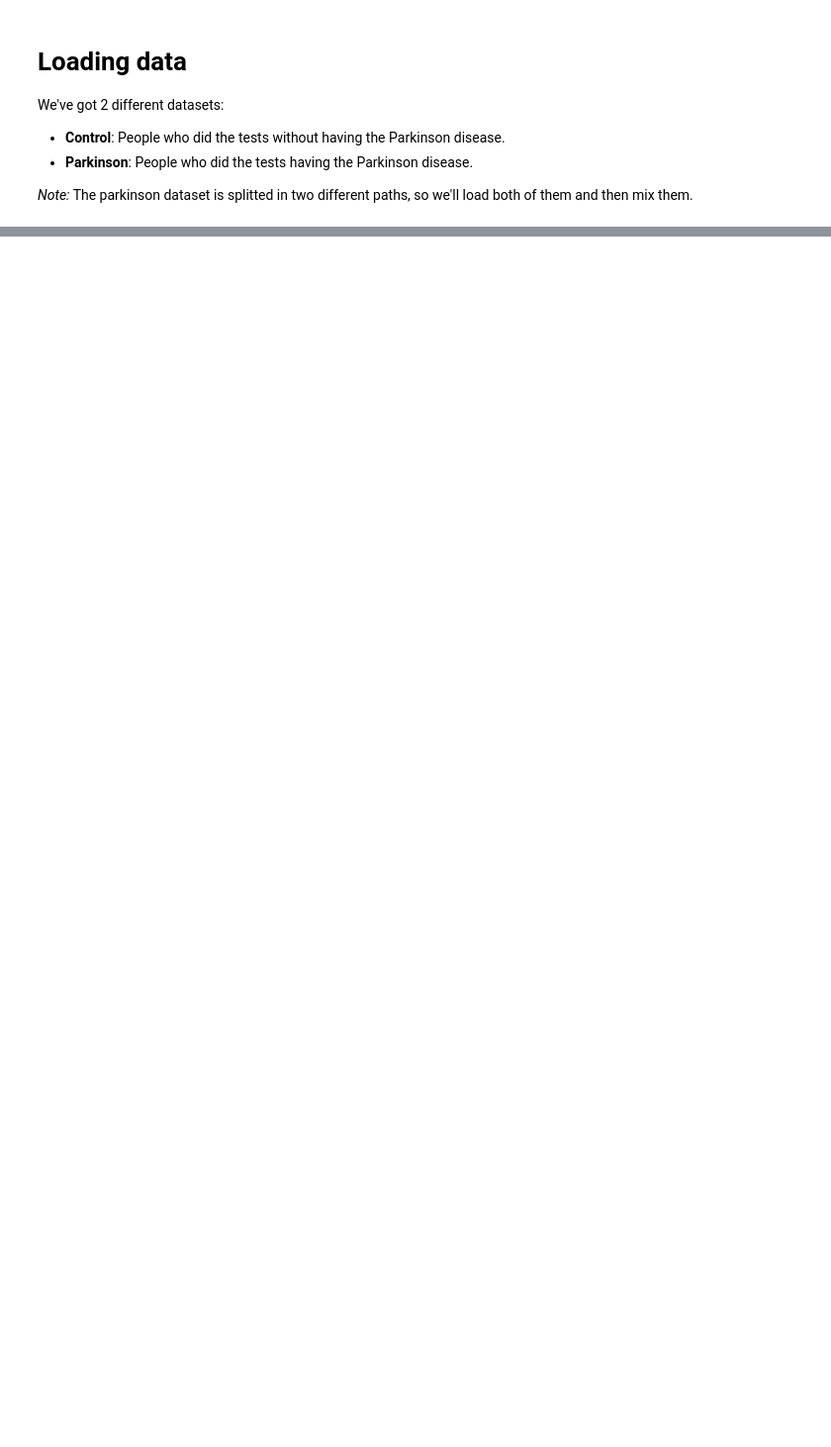
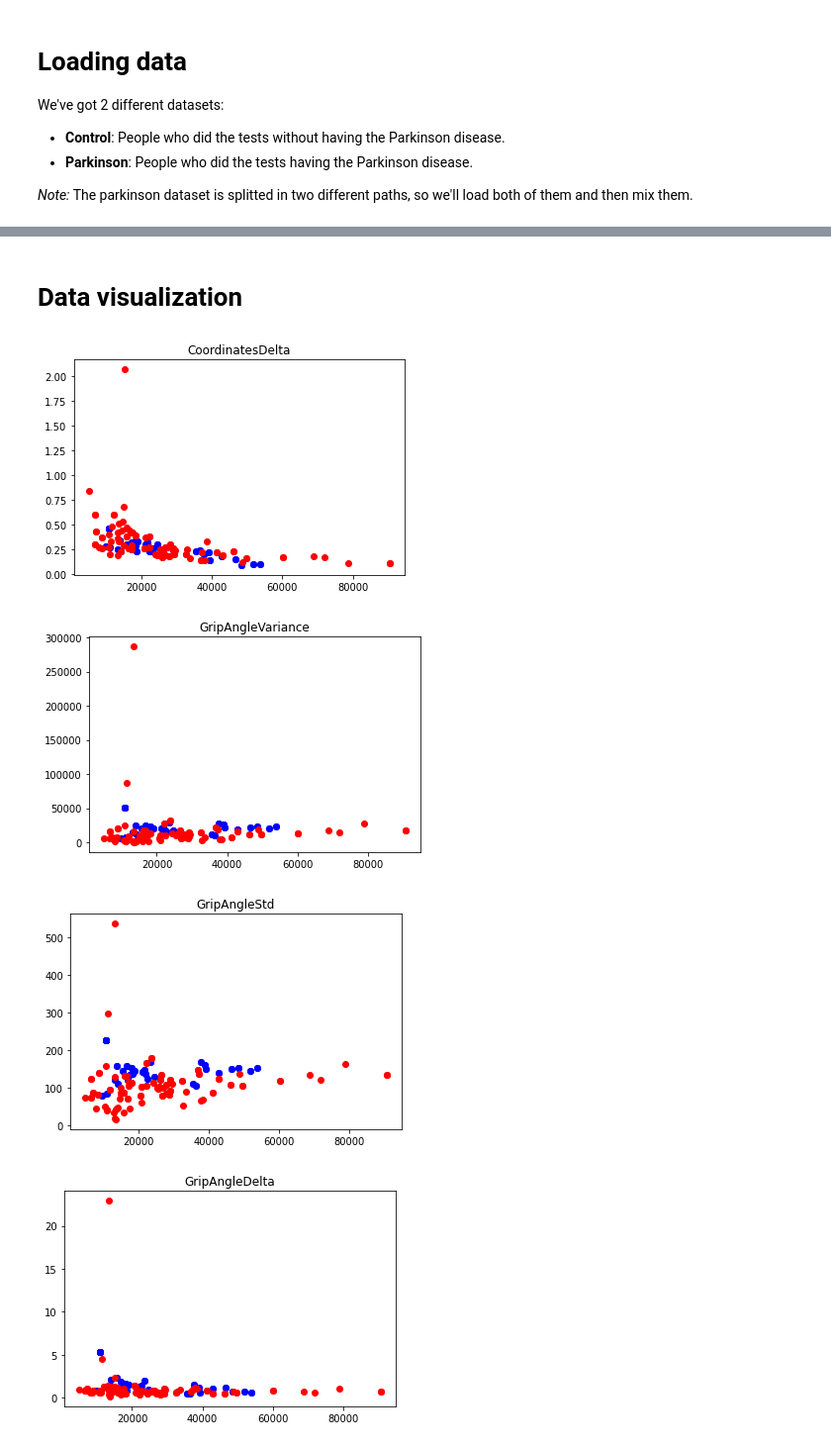
Before and after one commit to ErlantzCalvo/Parkinson_Detection, a Jupyter notebook: Parkinson_disease.ipynb, the cells around one changed output, grey strips where cells are left out. Shown at 99% size. Drawn from its saved outputs; the diff is of its cells as text; code cells hidden in the pictures; blank space fills up the shorter version.

```diff
--- a/Parkinson_disease.ipynb
+++ b/Parkinson_disease.ipynb
@@ -93,0 +198,21 @@ df_parkinson
+# %% [markdown]
+# Data visualization
+# %%
+control_data = final_dataset[final_dataset['Parkinson']==0].drop(['UserID', 'Parkinson', 'Test_ID_0','Test_ID_1','Test_ID_2'],1)
+parkinson_data = final_dataset[final_dataset['Parkinson']==1].drop(['UserID', 'Parkinson', 'Test_ID_0','Test_ID_1','Test_ID_2'],1)
+
+control_duration = control_data['Duration']
+parkinson_duration = parkinson_data['Duration']
+
+for col in control_data.columns:
+  plt.figure()
+  control_col = control_data[col]
+  parkinson_col = parkinson_data[col]
+  plt.plot(control_duration, control_col, 'bo', parkinson_duration, parkinson_col, 'ro')
+  plt.title(col)
+  plt.show()
+# %% [output]
+[figure, added]
+[figure, added]
+[figure, added]
+[figure, added]
```
Also changed, not shown: parts of 24 cells of this notebook.
